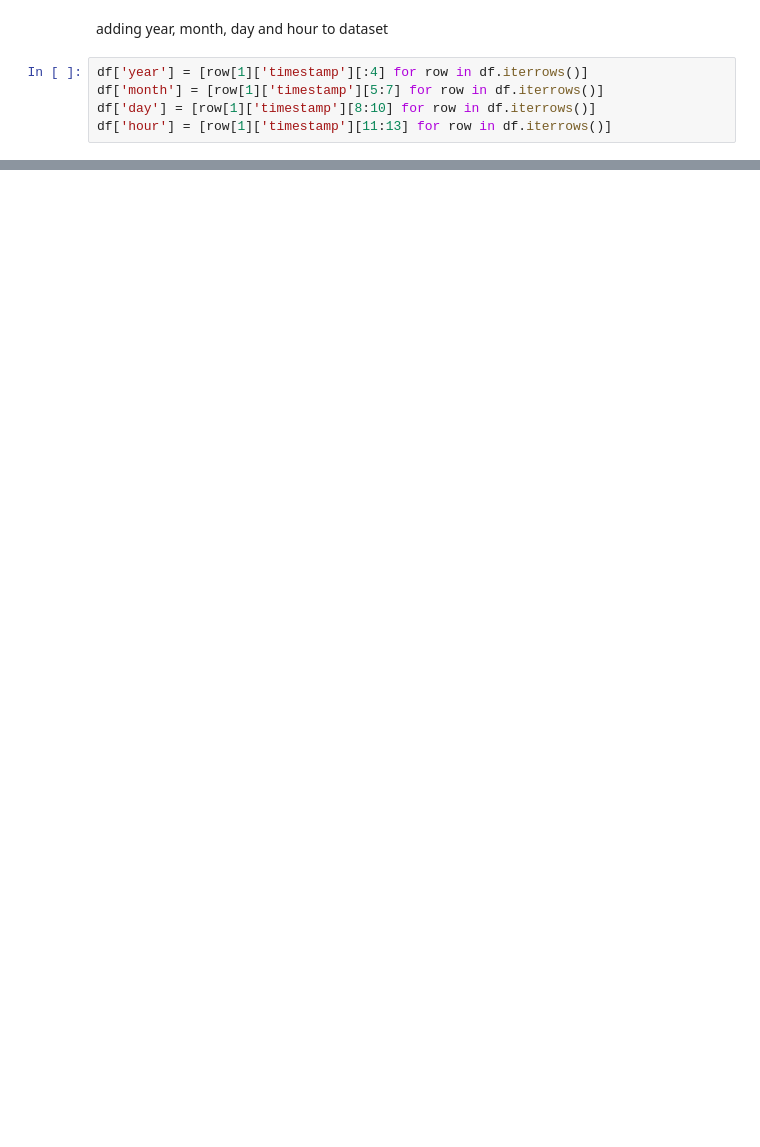
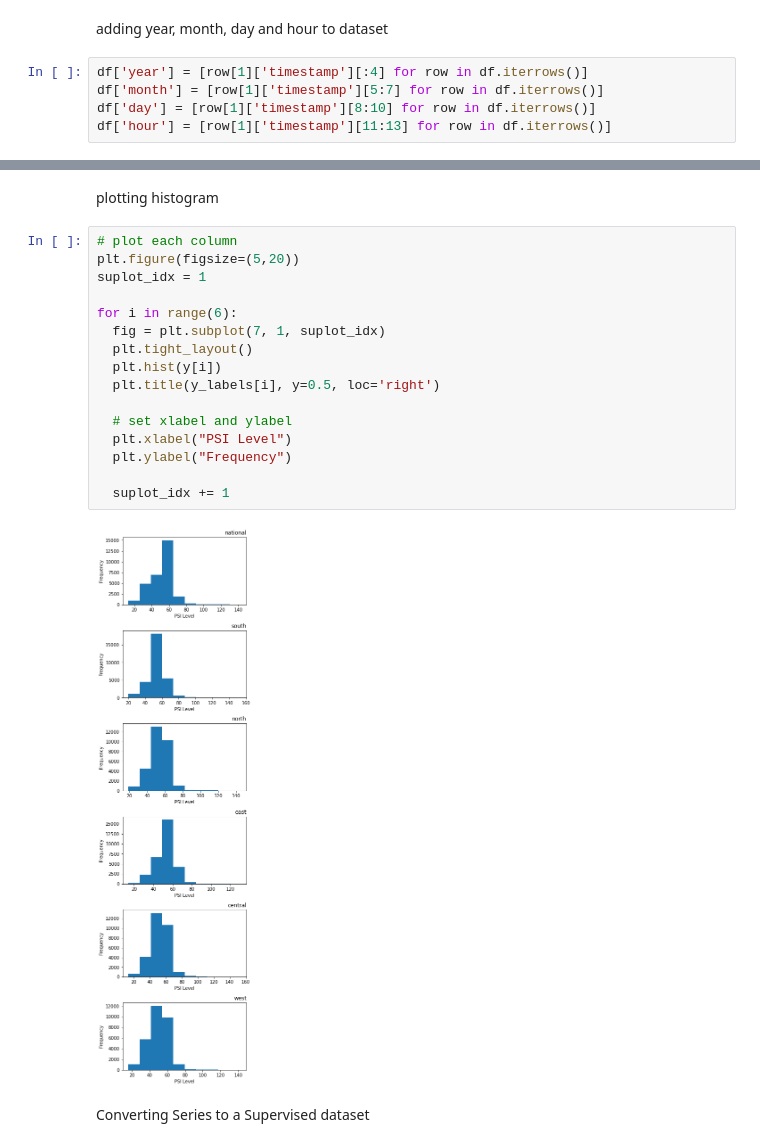
Before and after one commit to mrazizi/YapAiTek-Assessment, a Jupyter notebook: YapAiTek_Assessment.ipynb, the cells around one changed output, grey strips where cells are left out. Cells and saved outputs as stored; diff of their text form; blank space fills up the shorter version.

```diff
--- a/YapAiTek_Assessment.ipynb
+++ b/YapAiTek_Assessment.ipynb
@@ -82,0 +109,22 @@ for i in range(6):
+# %% [markdown]
+plotting histogram
+# %%
+# plot each column
+plt.figure(figsize=(5,20))
+suplot_idx = 1
+
+for i in range(6):
+  fig = plt.subplot(7, 1, suplot_idx)
+  plt.tight_layout()
+  plt.hist(y[i])
+  plt.title(y_labels[i], y=0.5, loc='right')
+
+  # set xlabel and ylabel
+  plt.xlabel("PSI Level")
+  plt.ylabel("Frequency")
+
+  suplot_idx += 1
+# %% [output]
+[figure, added]
+# %% [markdown]
+Converting Series to a Supervised dataset
```
Also changed, not shown: parts of 22 cells of this notebook.
